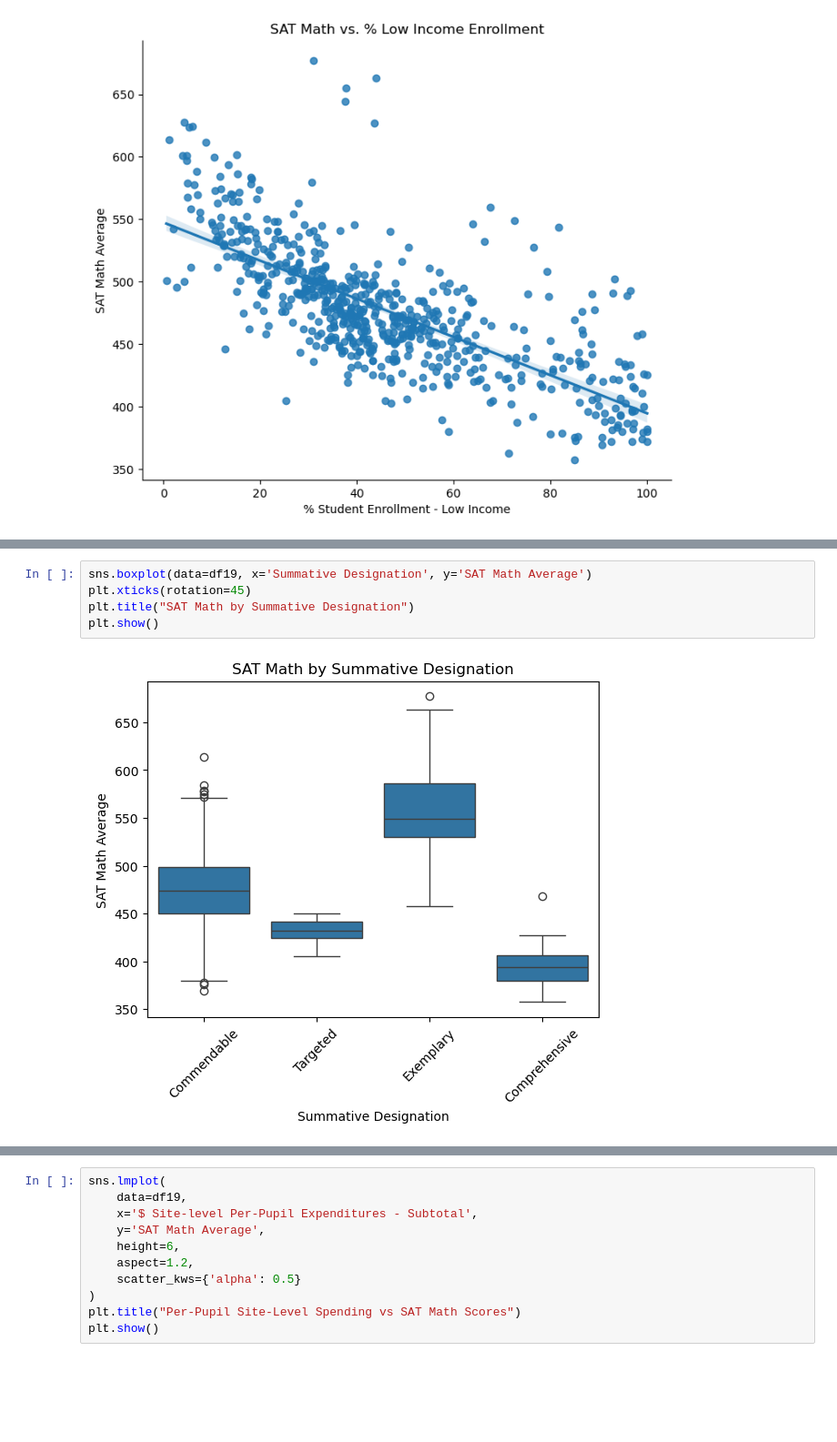
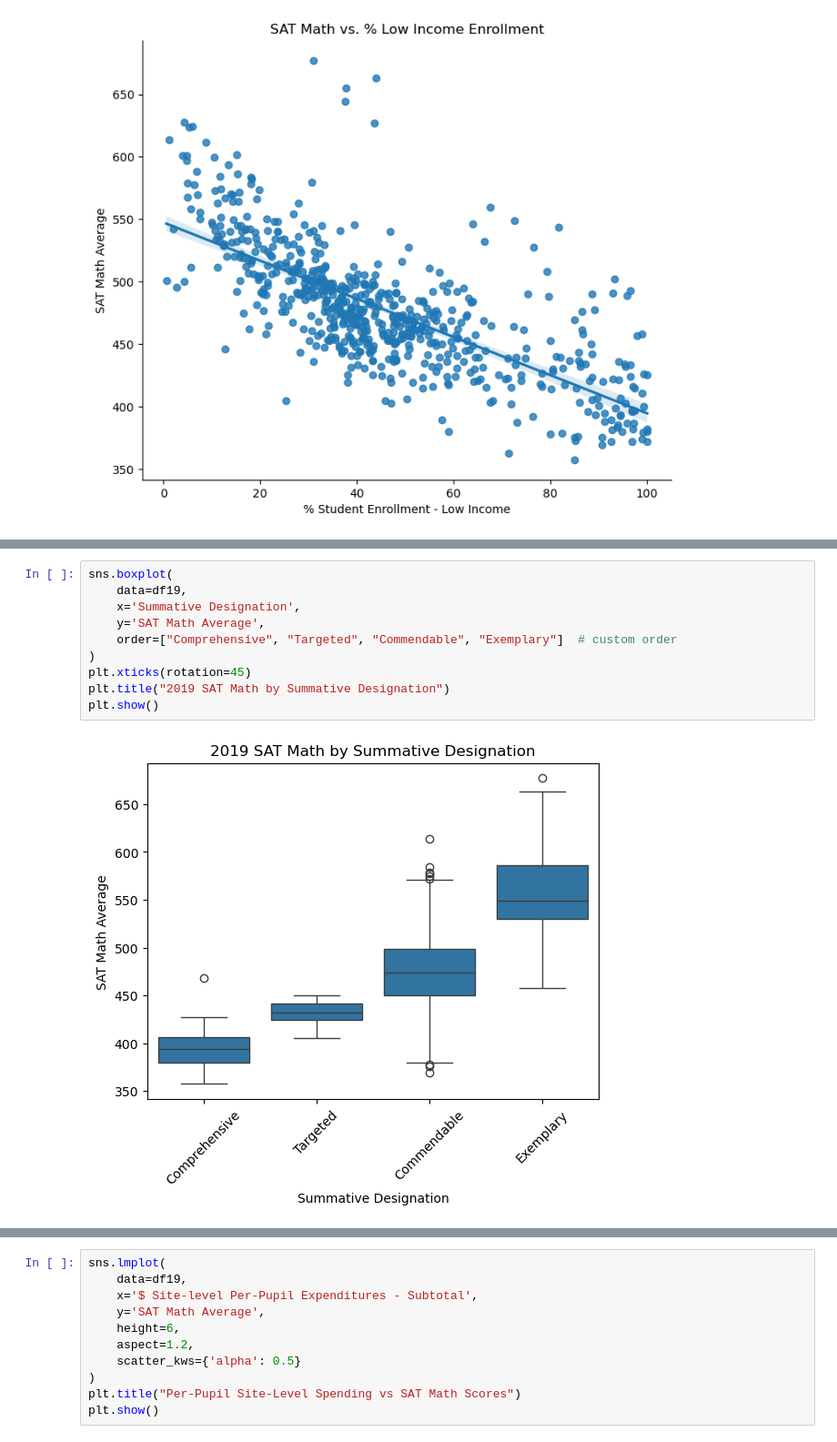
Before and after one commit to MCCamargo/math_ed_project, a Jupyter notebook: scripts/Illinois_model_training.ipynb, the cells around one changed output, grey strips where cells are left out. Shown at 91% size. Saved outputs shown, nothing was run; the diff lists cells and outputs as text; blank space fills up the shorter version.

```diff
--- a/scripts/Illinois_model_training.ipynb
+++ b/scripts/Illinois_model_training.ipynb
@@ -61,7 +118,12 @@ plt.show()
 # %%
-sns.boxplot(data=df19, x='Summative Designation', y='SAT Math Average')
+sns.boxplot(
+    data=df19,
+    x='Summative Designation',
+    y='SAT Math Average',
+    order=["Comprehensive", "Targeted", "Commendable", "Exemplary"]  # custom order
+)
 plt.xticks(rotation=45)
-plt.title("SAT Math by Summative Designation")
+plt.title("2019 SAT Math by Summative Designation")
 plt.show()
 # %% [output]
-[figure, old version]
+[figure, new version]
```
Also changed, not shown: parts of 26 cells of this notebook, 3 other files.
